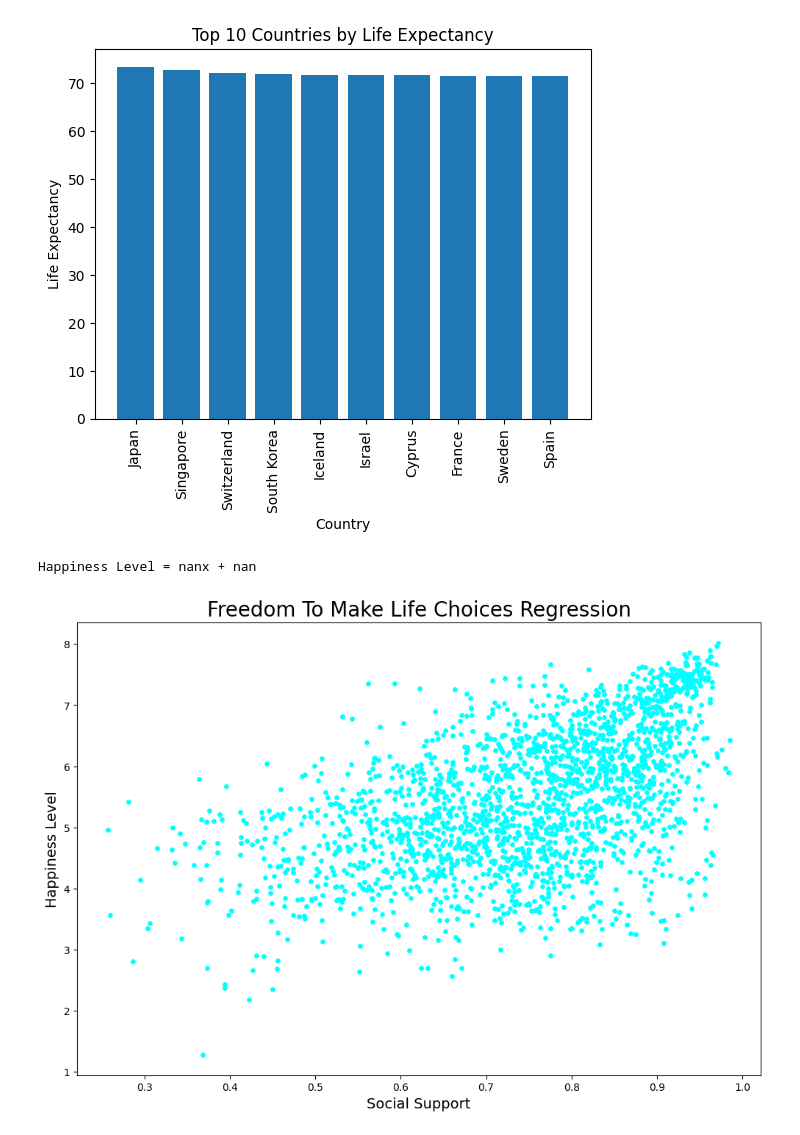
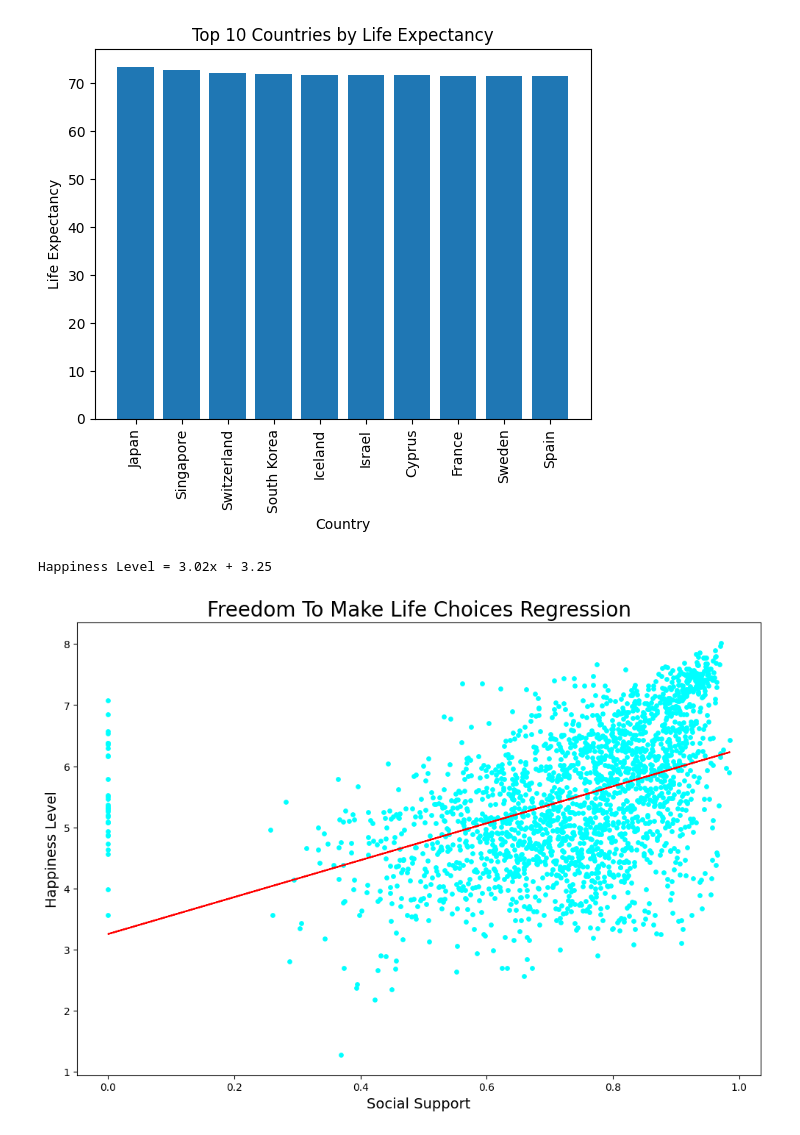
Before and after one commit to kalashnikovkid/Data-Analysis-Project-1, a Jupyter notebook: Analysis/main.ipynb, the cells around one changed output. Cells and saved outputs as stored; diff of their text form; code cells hidden in the pictures.

```diff
--- a/Analysis/main.ipynb
+++ b/Analysis/main.ipynb
@@ -164,24 +164,24 @@ Text(0.5, 1.0, 'Top 10 Countries by Life Expectancy')
 [figure]
 # %%
 #Freedom to make life choices regression
-
-x = happiness_data['Freedom_To_Make_Life_Choices']
-y = happiness_data['Life_Ladder']
+happiness_data_clean = happiness_data.fillna(0)
+x = happiness_data_clean['Freedom_To_Make_Life_Choices']
+y = happiness_data_clean['Life_Ladder']
 (slope, intercept, rvalue, pvalue, stderr) = linregress(x, y)
 regress_values = x * slope + intercept
 line_eq = "Happiness Level = " + str(round(slope,2)) + "x + " + str(round(intercept,2))
 print(line_eq)
 fig1, ax1 = plt.subplots(figsize=(12, 8))
 plt.scatter(x, y, s=15, color='cyan')
 plt.plot(x, regress_values, 'r-')
 plt.title('Freedom To Make Life Choices Regression', fontsize=20)
 plt.xlabel("Social Support", fontsize =14)
 plt.ylabel("Happiness Level", fontsize=14)
 plt.annotate(line_eq, xy=(20,40), xycoords="data",xytext=(0.2, 0.80), textcoords="axes fraction", fontsize=16,color="red")
 plt.show()
 # %% [output]
-Happiness Level = nanx + nan
+Happiness Level = 3.02x + 3.25
-[figure, old version]
+[figure, new version]
 # %%
 #Social support regression
 
```
Also changed, not shown: parts of 1 cell of this notebook.
